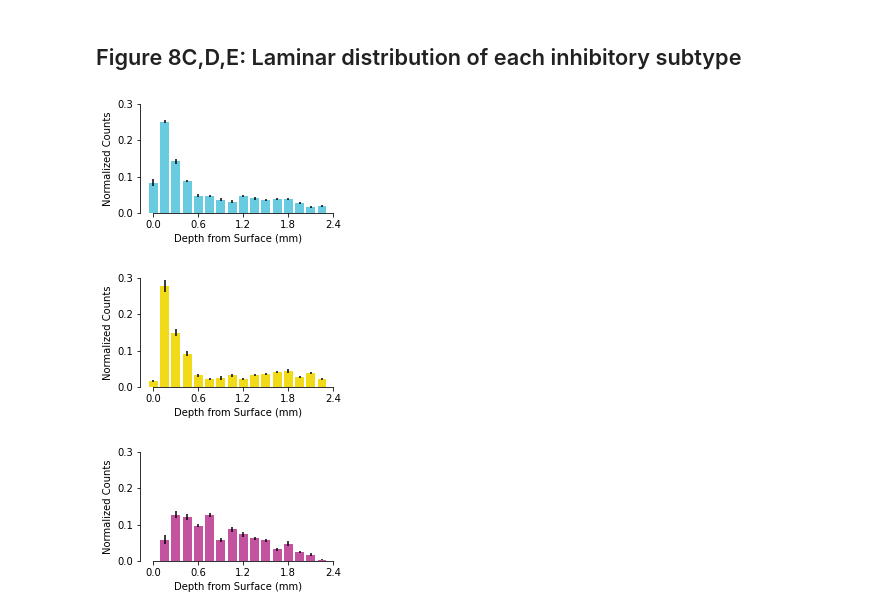
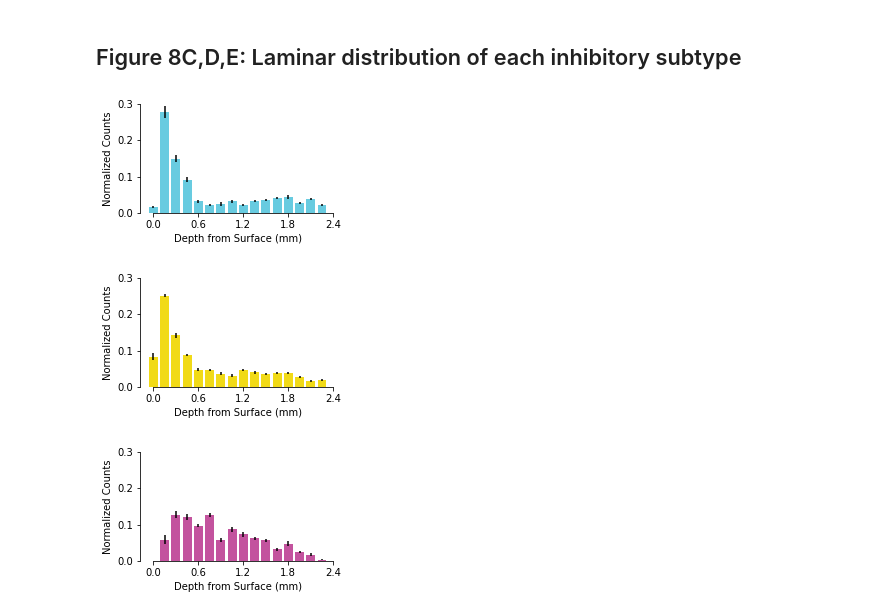
Before and after one commit to EricKenjiLee/WaveMAP_Paper, a Jupyter notebook: WaveMAP_Figures_Data.ipynb, the cells around one changed output. Saved outputs shown, nothing was run; the diff lists cells and outputs as text; code cells hidden in the pictures.

```diff
--- a/WaveMAP_Figures_Data.ipynb
+++ b/WaveMAP_Figures_Data.ipynb
@@ -1834,13 +1855,13 @@ for s in list(anat_data.index):
 # %% [markdown]
 ## Figure 8C,D,E: Laminar distribution of each inhibitory subtype
 # %%
-plot_stain_density(norm_anatomical_dict,'CR',color=hex_to_rgb('68cce1'))
+plot_stain_density(norm_anatomical_dict,'CB',color=hex_to_rgb('68cce1'))
 # %% [output]
-[figure, old version]
+[figure, new version]
 # %%
-plot_stain_density(norm_anatomical_dict,'CB',color = hex_to_rgb('f2db17'))
+plot_stain_density(norm_anatomical_dict,'CR',color = hex_to_rgb('f2db17'))
 # %% [output]
-[figure, old version]
+[figure, new version]
 # %%
 plot_stain_density(norm_anatomical_dict,'PV',color = hex_to_rgb('c4539f'))
 # %% [output]
```
Also changed, not shown: parts of 40 cells of this notebook.
